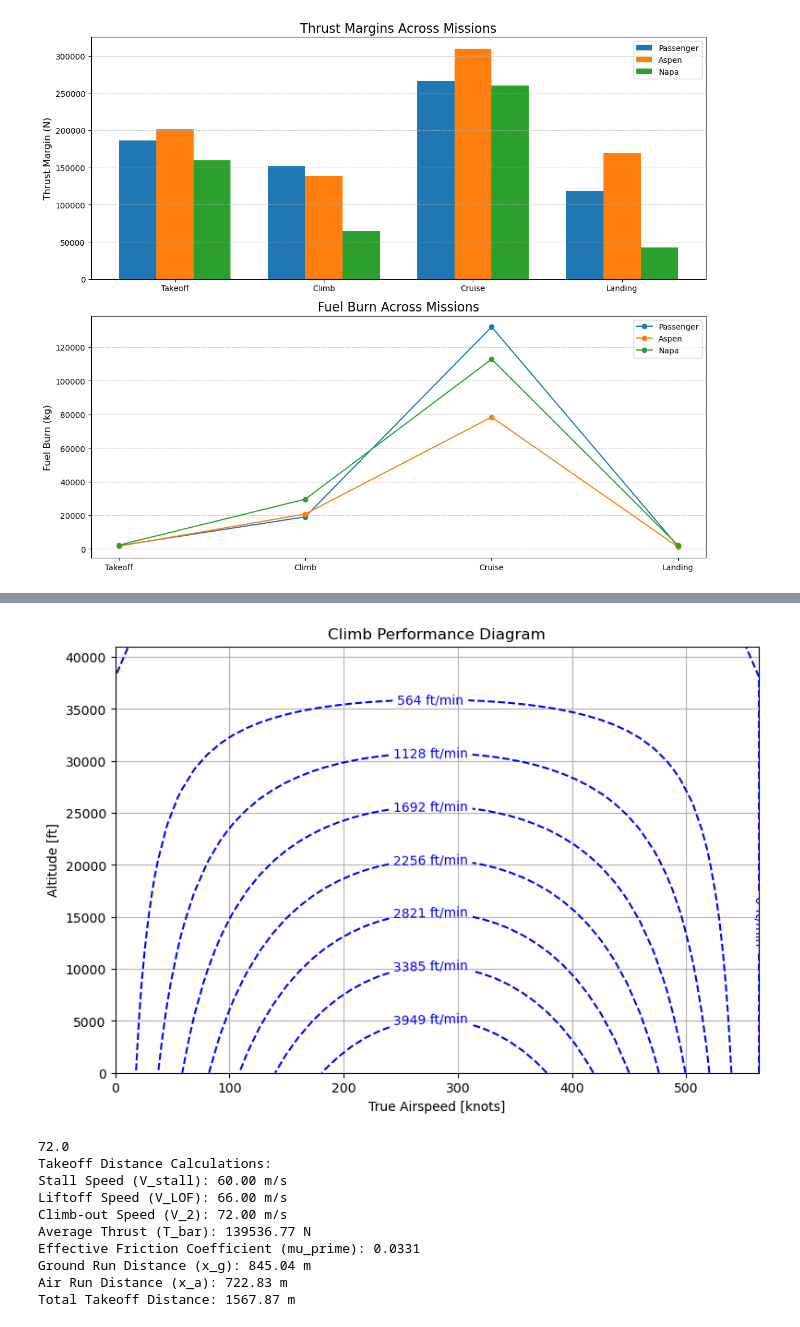
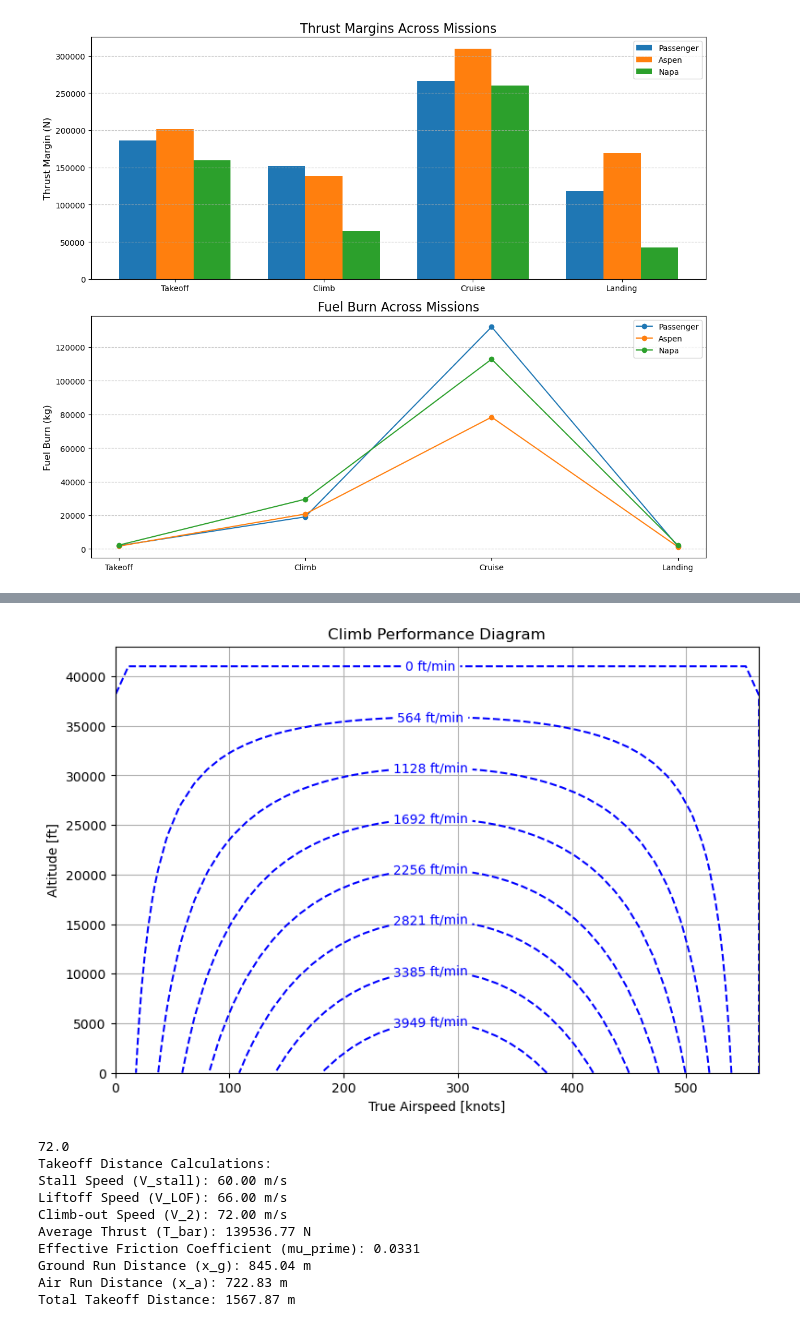
Before and after one commit to AntoineVanHoye/integrated_project, a Jupyter notebook: thrust.ipynb, the cells around one changed output, grey strips where cells are left out. Cells and saved outputs as stored; diff of their text form; code cells hidden in the pictures.

```diff
--- a/thrust.ipynb
+++ b/thrust.ipynb
@@ -568,36 +575,48 @@ def power_available(altitude, airspeed):
 climb_rate = np.zeros((len(altitudes), len(airspeeds)))
 for i, alt in enumerate(altitudes):
     for j, spd in enumerate(airspeeds):
         power_avail = power_available(alt, spd)
         power_req = drag(alt, spd) * spd
         excess_power = power_avail - power_req
         climb_rate[i, j] = excess_power / (weight * g) if excess_power > 0 else 0
 
 # Convert climb rates to ft/min
 climb_rate_ft_min = climb_rate * meters_per_second_to_ft_per_min
 
 # Define contour levels dynamically based on data range
 max_climb_rate = np.max(climb_rate_ft_min)
 contour_levels = np.linspace(0, max_climb_rate, 9)  # Dynamically include max climb rate
 
 # Plot the Climb Performance Diagram
 plt.figure(figsize=(9, 6))
 CS = plt.contour(airspeeds_knots, altitudes_ft, climb_rate_ft_min, levels=contour_levels, colors='blue', linestyles='dashed')
-plt.clabel(CS, inline=1, fontsize=10, fmt="%1.0f ft/min")
+#plt.clabel(CS, inline=1, fontsize=10, fmt="%1.0f ft/min")
+
+# Extract positions for contour labels at the top of each line
+label_positions = []
+for segs in CS.allsegs:
+    if segs:  # Check if there are segments for this contour level (non-empty list)
+        top_segment = segs[-1]  # Take the last (top) segment
+        if len(top_segment) > 0:  # Ensure the segment has points
+            midpoint = top_segment[len(top_segment) // 2]  # Pick the middle point of the segment
+            label_positions.append(midpoint)
+
+# Add labels to the plot at specified positions
+plt.clabel(CS, inline=1, fontsize=10, fmt="%1.0f ft/min", manual=label_positions)
 
 # Finalize plot
 plt.xlabel('True Airspeed [knots]')
 plt.ylabel('Altitude [ft]')
 plt.title('Climb Performance Diagram')
 plt.grid(True)
 
 # Ensure the axis covers all relevant data
 plt.xlim(airspeeds_knots[0], airspeeds_knots[-1])
-plt.ylim(altitudes_ft[0], altitudes_ft[-1])
+plt.ylim(altitudes_ft[0], altitudes_ft[-1]+2000)
 
 plt.show()
 # %% [output]
-[figure, old version]
+[figure, new version]
 # %%
 # Takeoff distance calculation for aircraft design
 
```
Also changed, not shown: parts of 1 cell of this notebook.
